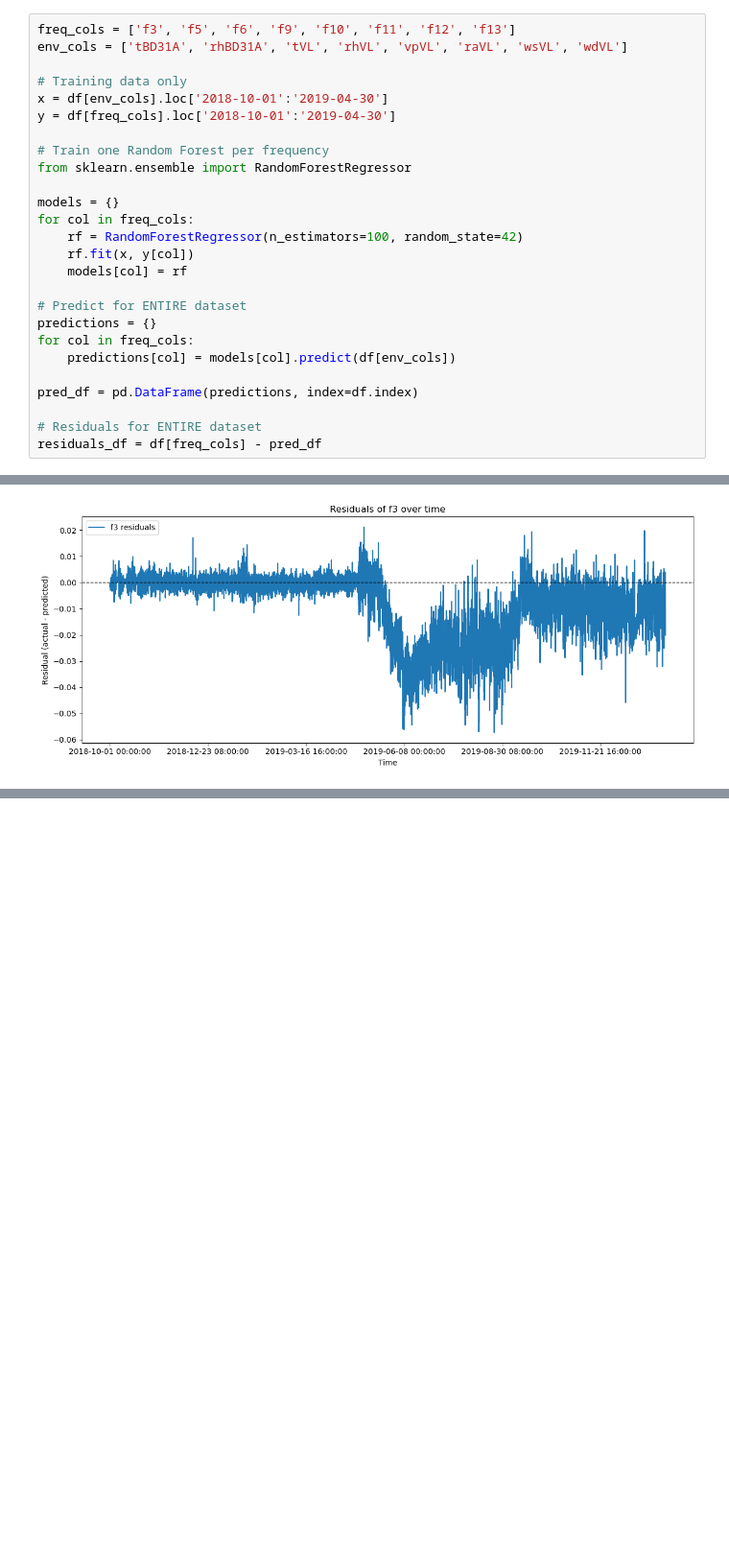
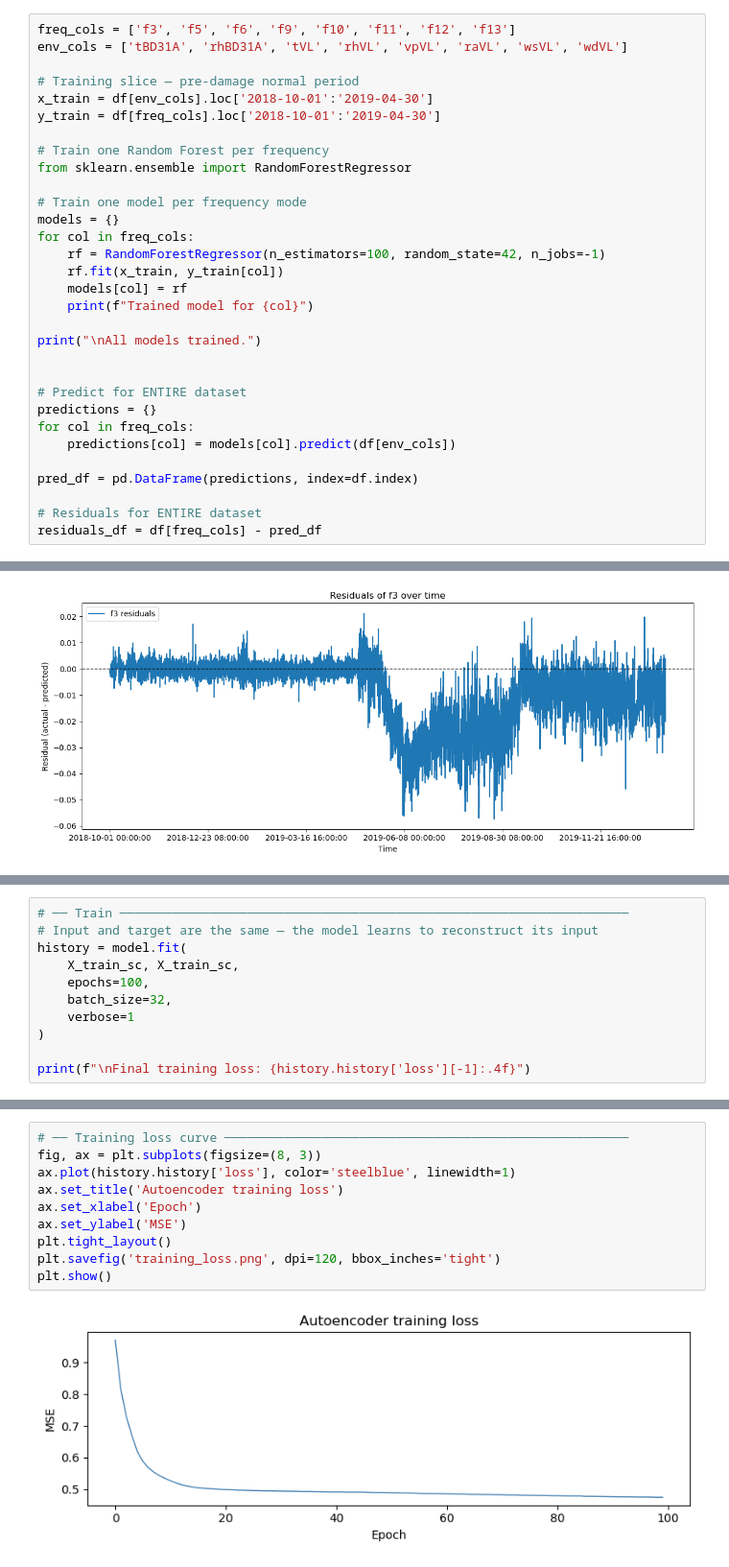
Before and after one commit to justforprogramming07-code/shm-anomaly-detection, a Jupyter notebook: modelling/autoencoder.ipynb, the cells around one changed output, grey strips where cells are left out. Shown at 96% size. Drawn from its saved outputs; the diff is of its cells as text; blank space fills up the shorter version.

```diff
--- a/modelling/autoencoder.ipynb
+++ b/modelling/autoencoder.ipynb
@@ -42,18 +42,23 @@ df_sperate
 freq_cols = ['f3', 'f5', 'f6', 'f9', 'f10', 'f11', 'f12', 'f13']
 env_cols = ['tBD31A', 'rhBD31A', 'tVL', 'rhVL', 'vpVL', 'raVL', 'wsVL', 'wdVL']
 
-# Training data only
-x = df[env_cols].loc['2018-10-01':'2019-04-30']
-y = df[freq_cols].loc['2018-10-01':'2019-04-30']
+# Training slice — pre-damage normal period
+x_train = df[env_cols].loc['2018-10-01':'2019-04-30']
+y_train = df[freq_cols].loc['2018-10-01':'2019-04-30']
 
 # Train one Random Forest per frequency
 from sklearn.ensemble import RandomForestRegressor
 
+# Train one model per frequency mode
 models = {}
 for col in freq_cols:
-    rf = RandomForestRegressor(n_estimators=100, random_state=42)
-    rf.fit(x, y[col])
+    rf = RandomForestRegressor(n_estimators=100, random_state=42, n_jobs=-1)
+    rf.fit(x_train, y_train[col])
     models[col] = rf
+    print(f"Trained model for {col}")
+
+print("\nAll models trained.")
+
 
 # Predict for ENTIRE dataset
 predictions = {}
@@ -382,0 +199,11 @@ ConversionError: Failed to convert value(s) to axis units: Timestamp('2019-05-16
+# %%
+# ── Train ────────────────────────────────────────────────────────────────────
+# Input and target are the same — the model learns to reconstruct its input
+history = model.fit(
+    X_train_sc, X_train_sc,
+    epochs=100,
+    batch_size=32,
+    verbose=1
+)
+
+print(f"\nFinal training loss: {history.history['loss'][-1]:.4f}")
@@ -382,0 +228,12 @@ ConversionError: Failed to convert value(s) to axis units: Timestamp('2019-05-16
+# %%
+# ── Training loss curve ──────────────────────────────────────────────────────
+fig, ax = plt.subplots(figsize=(8, 3))
+ax.plot(history.history['loss'], color='steelblue', linewidth=1)
+ax.set_title('Autoencoder training loss')
+ax.set_xlabel('Epoch')
+ax.set_ylabel('MSE')
+plt.tight_layout()
+plt.savefig('training_loss.png', dpi=120, bbox_inches='tight')
+plt.show()
+# %% [output]
+[figure, added]
```
Also changed, not shown: parts of 25 cells of this notebook, 5 other files.
